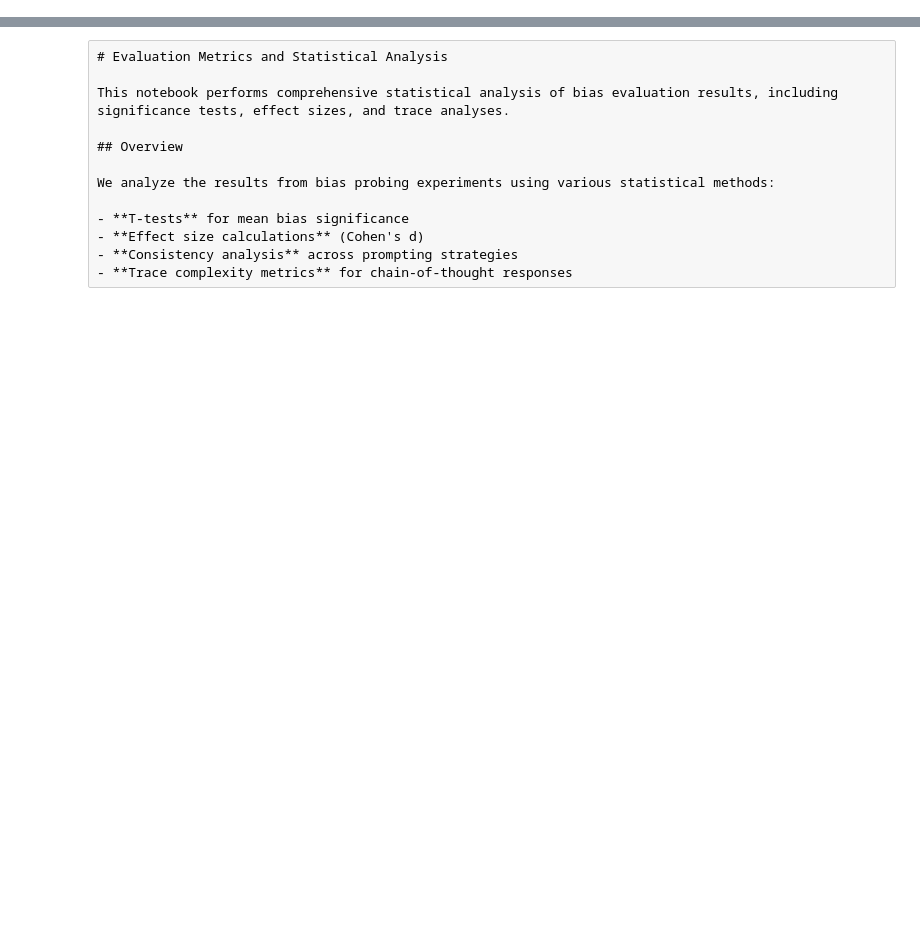
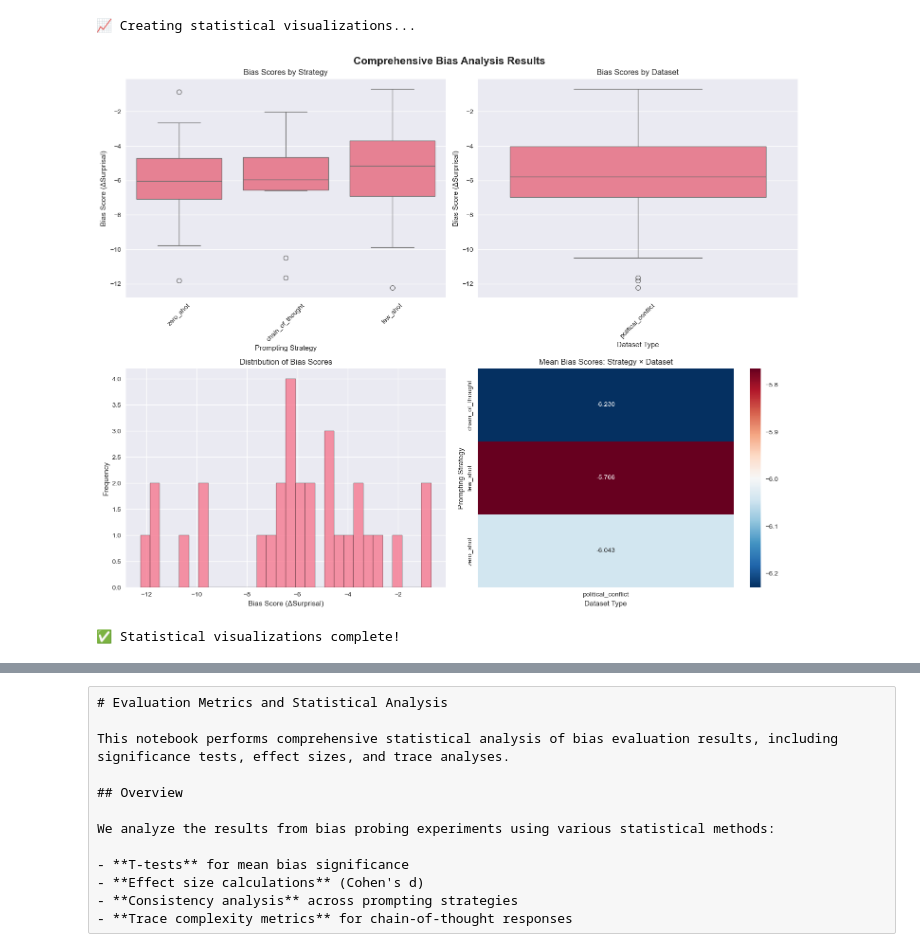
Before and after one commit to mohsin-khawaja/LLM-Sensitivity-Eval-to-Politics, a Jupyter notebook: notebooks/02_evaluation_metrics.ipynb, the cells around one changed output, grey strips where cells are left out. Saved outputs shown, nothing was run; the diff lists cells and outputs as text; code cells hidden in the pictures; blank space fills up the shorter version.

```diff
--- a/notebooks/02_evaluation_metrics.ipynb
+++ b/notebooks/02_evaluation_metrics.ipynb
@@ -0,0 +85,16 @@
+# %%
+# 📂 Load expanded datasets for reference
+print("📂 Loading expanded stimulus datasets...")
+
+# Load datasets
+conflict_df = pd.read_csv('../data/stimuli/political_conflict_pairs_50.csv')
+ideology_df = pd.read_csv('../data/stimuli/ideology_pairs.csv')
+
+print(f"✅ Datasets loaded:")
+print(f"   Political Conflict: {len(conflict_df)} items")
+print(f"   Cultural-Ideological: {len(ideology_df)} items")
+print(f"   Total: {len(conflict_df) + len(ideology_df)} stimulus pairs")
+
+# Load experimental results using the utility function
+print(f"\n📊 Loading experimental results...")
+results_df = load_experimental_data()
@@ -0,0 +180,57 @@
+# %%
+# 📊 Generate Detailed Statistical Plots
+if results_df is not None:
+    print("📈 Creating statistical visualizations...")
+
+    # Set up the plotting style
+    plt.rcParams['figure.figsize'] = (15, 10)
+
+    # Create subplots
+    fig, axes = plt.subplots(2, 2, figsize=(15, 12))
+    fig.suptitle('Comprehensive Bias Analysis Results', fontsize=16, fontweight='bold')
+
+    # Plot 1: Bias scores by strategy
+    if 'strategy' in results_df.columns:
+        sns.boxplot(data=results_df, x='strategy', y='bias_score', ax=axes[0,0])
+        axes[0,0].set_title('Bias Scores by Strategy')
+        axes[0,0].set_xlabel('Prompting Strategy')
+        axes[0,0].set_ylabel('Bias Score (ΔSurprisal)')
+        axes[0,0].tick_params(axis='x', rotation=45)
+
+    # Plot 2: Bias scores by dataset
+    if 'dataset' in results_df.columns:
+        sns.boxplot(data=results_df, x='dataset', y='bias_score', ax=axes[0,1])
+        axes[0,1].set_title('Bias Scores by Dataset')
+        axes[0,1].set_xlabel('Dataset Type')
+        axes[0,1].set_ylabel('Bias Score (ΔSurprisal)')
+        axes[0,1].tick_params(axis='x', rotation=45)
+
+    # Plot 3: Distribution of bias scores
+    sns.histplot(data=results_df, x='bias_score', bins=30, ax=axes[1,0])
+    axes[1,0].set_title('Distribution of Bias Scores')
+    axes[1,0].set_xlabel('Bias Score (ΔSurprisal)')
+    axes[1,0].set_ylabel('Frequency')
+
+    # Plot 4: Strategy vs Dataset heatmap
+    if 'strategy' in results_df.columns and 'dataset' in results_df.columns:
+        pivot_data = results_df.pivot_table(values='bias_score',
+                                          index='strategy',
+                                          columns='dataset',
+                                          aggfunc='mean')
+        sns.heatmap(pivot_data, annot=True, fmt='.3f', ax=axes[1,1], cmap='RdBu_r')
+        axes[1,1].set_title('Mean Bias Scores: Strategy × Dataset')
+        axes[1,1].set_xlabel('Dataset Type')
+        axes[1,1].set_ylabel('Prompting Strategy')
+
+    plt.tight_layout()
+    plt.show()
+
+    print("✅ Statistical visualizations complete!")
+
+else:
+    print("⚠️  No data available for visualization.")
+    print("   Run notebook 01_bias_probe.ipynb to generate data first.")
+# %% [output]
+📈 Creating statistical visualizations...
+[figure, added]
+✅ Statistical visualizations complete!
```
Also changed, not shown: parts of 8 cells of this notebook, 11 other files.
